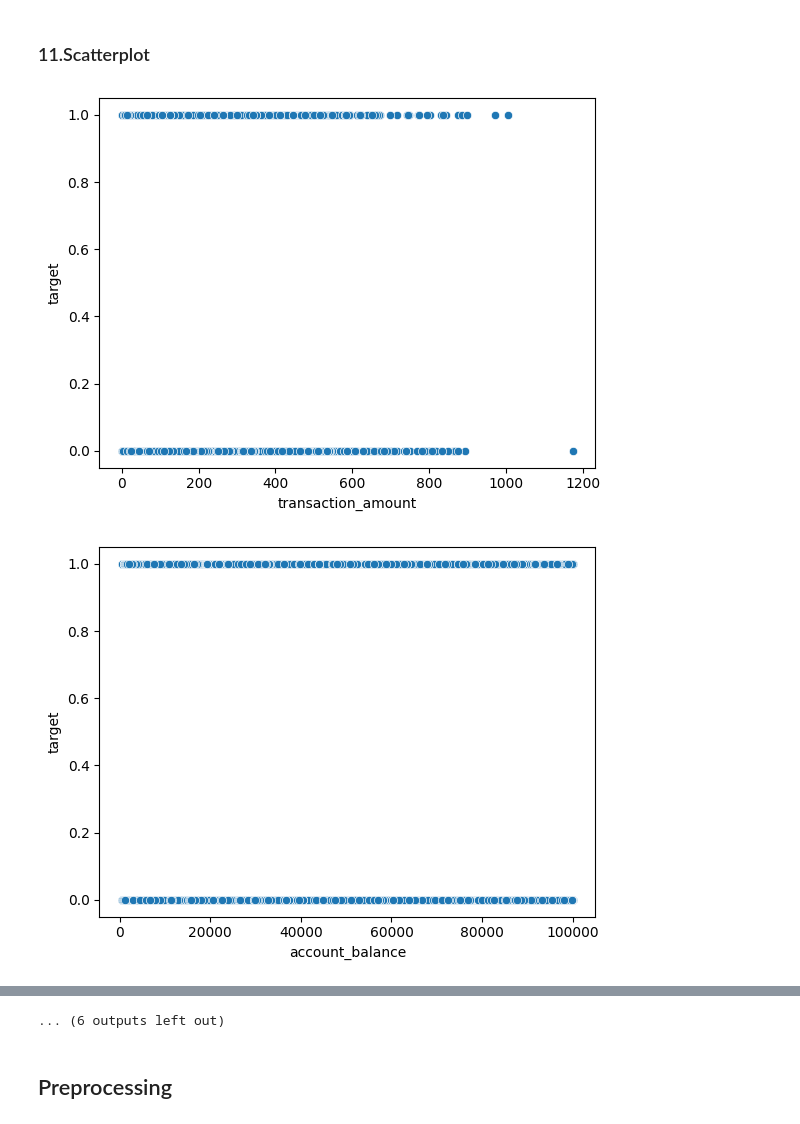
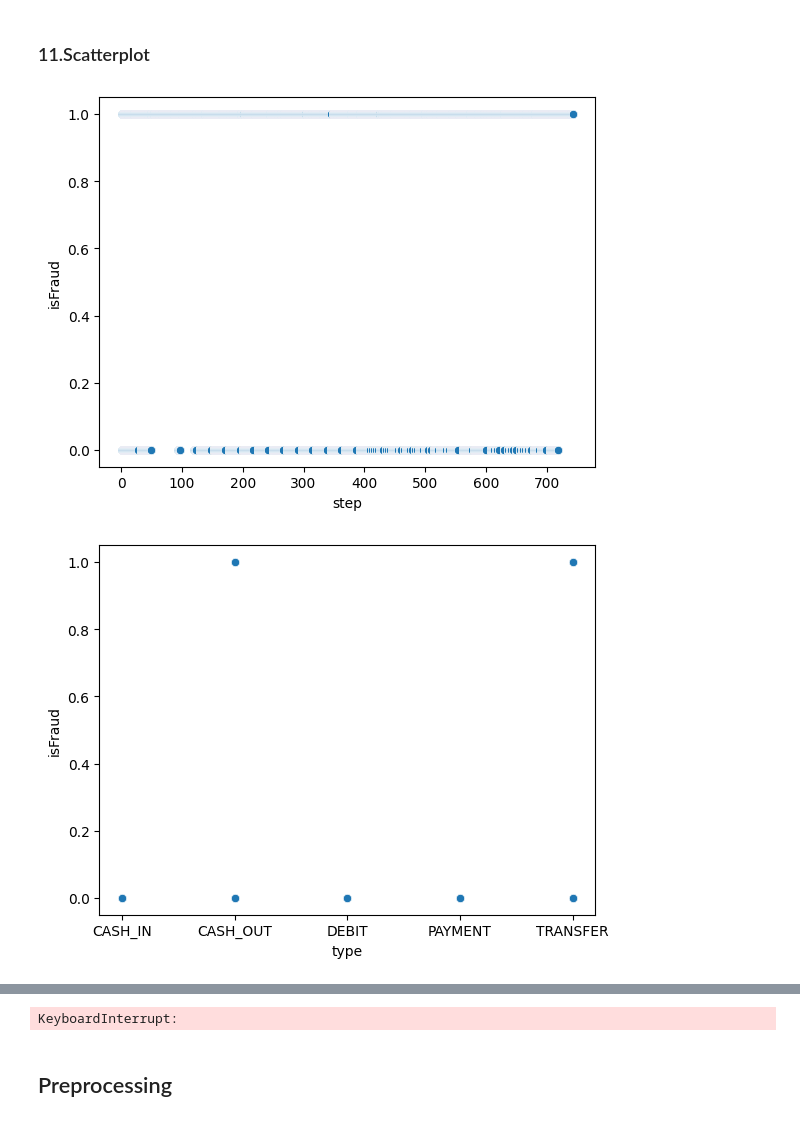
Before and after one commit to luunguyentankhai/ADY201m, a Jupyter notebook: preprocessing/data_cleaning.ipynb, the cells around one changed output, grey strips where cells are left out. Saved outputs shown, nothing was run; the diff lists cells and outputs as text; code cells hidden in the pictures.

```diff
--- a/preprocessing/data_cleaning.ipynb
+++ b/preprocessing/data_cleaning.ipynb
@@ -30,5 +32,9 @@ df_anomalies = analyzer.get_anomalies()
 Fetching Feature Table for ML
 Scanning for anomalous transactions
 # %%
-df = pd.DataFrame(df_train)
+# df = pd.DataFrame(df_train)
+df = pd.read_csv("onlinefraud.csv")
+df = df.drop(columns= "isFlaggedFraud")
+
 craw = df
+df
@@ -109,11 +120,5 @@ np.int64(0)
 # %% [markdown]
 ### 4.Fix Data Types
 # %%
-df["feature_day_of_week"] = df["feature_day_of_week"].astype(int)
-df["feature_hour"] = df["feature_hour"].astype(int)
-
-df["transaction_type"] = df["transaction_type"].astype("category")
-df["device_type"] = df["device_type"].astype("category")
-df["location"] = df["location"].astype("category")
-df["merchant_category"] = df["merchant_category"].astype("category")
-df["authentication_method"] = df["authentication_method"].astype("category")
+df['type'] = df['type'].astype('category')
+df.info()
@@ -252,14 +256,10 @@ Name: count, dtype: int64
 # %% [markdown]
 ### 11.Scatterplot
 # %%
-for i in ['transaction_amount', 'account_balance', 'daily_transaction_count',
-       'avg_transaction_amount_7d', 'failed_transaction_count_7d', 'card_age',
-       'transaction_distance', 'risk_score', 'ip_address_flag',
-       'previous_fraudulent_activity', 'is_weekend', 'feature_hour',
-       'feature_day_of_week', 'transaction_type', 'device_type', 'location',
-       'merchant_category', 'authentication_method']:
-    sns.scatterplot(data= df, x = i, y= 'target')
+for i in ['step', 'type', 'amount', 'nameOrig', 'oldbalanceOrg', 'newbalanceOrig',
+       'nameDest', 'oldbalanceDest', 'newbalanceDest']:
+    sns.scatterplot(data= df, x = i, y= 'isFraud')
     plt.show()
 # %% [output]
-[figure, old version]
+[figure, new version]
-[figure, old version]
+[figure, new version]
@@ -276,4 +267,4 @@ for i in ['transaction_amount', 'account_balance', 'daily_transaction_count',
-... (6 outputs left out)
+KeyboardInterrupt:
 # %% [markdown]
 ## Preprocessing
 # %% [markdown]
```
Also changed, not shown: parts of 21 cells of this notebook.
